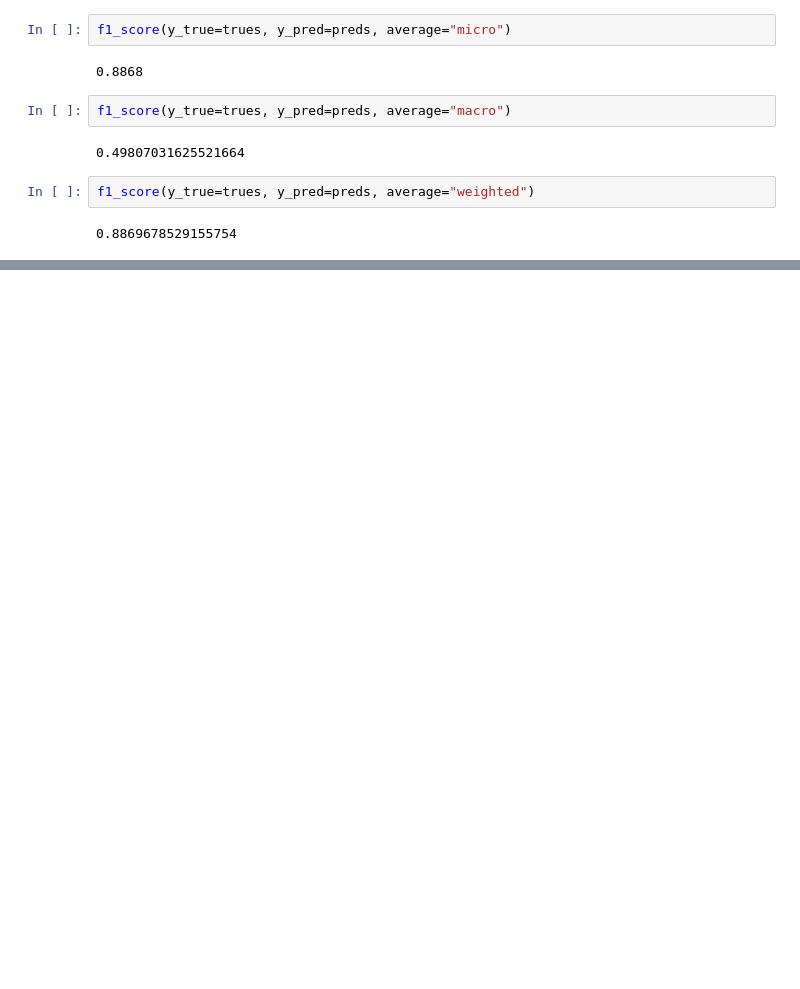
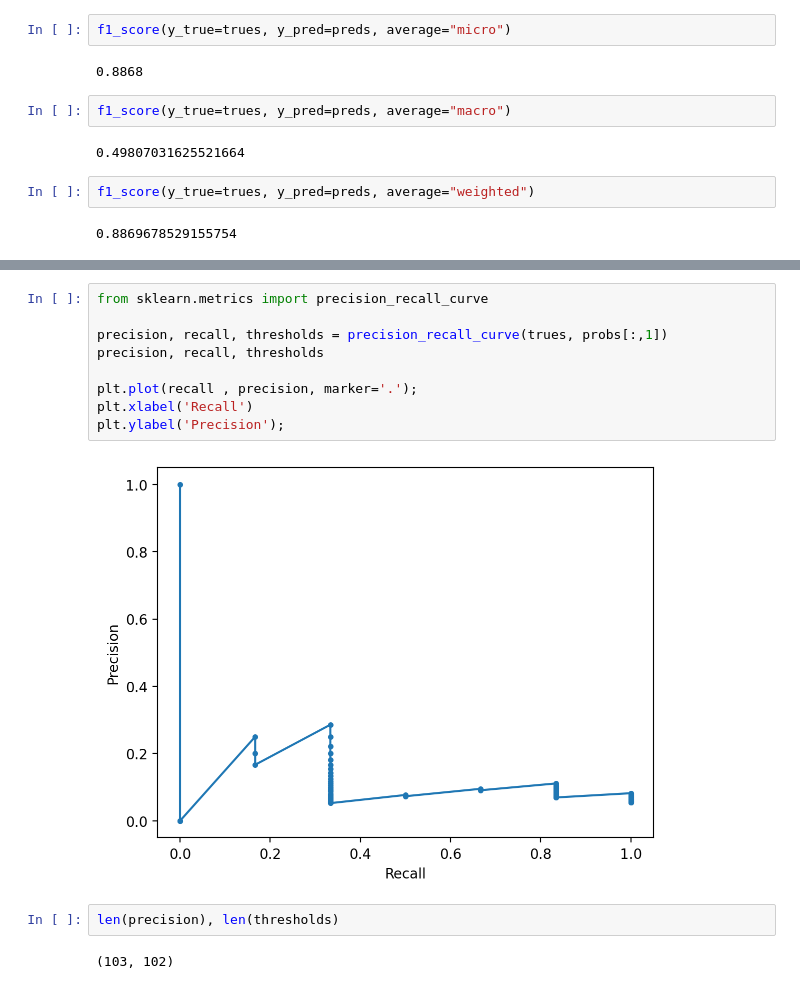
Before and after one commit to artmerinov/holoassist-challenge, a Jupyter notebook: notebooks/metrics.ipynb, the cells around one changed output, grey strips where cells are left out. Cells and saved outputs as stored; diff of their text form; blank space fills up the shorter version.

```diff
--- a/notebooks/metrics.ipynb
+++ b/notebooks/metrics.ipynb
@@ -84,0 +296,15 @@ rocauc
+# %%
+from sklearn.metrics import precision_recall_curve
+
+precision, recall, thresholds = precision_recall_curve(trues, probs[:,1])
+precision, recall, thresholds
+
+plt.plot(recall , precision, marker='.');
+plt.xlabel('Recall')
+plt.ylabel('Precision');
+# %% [output]
+[figure, added]
+# %%
+len(precision), len(thresholds)
+# %% [output]
+(103, 102)
```
Also changed, not shown: parts of 18 cells of this notebook, 17 other files.
